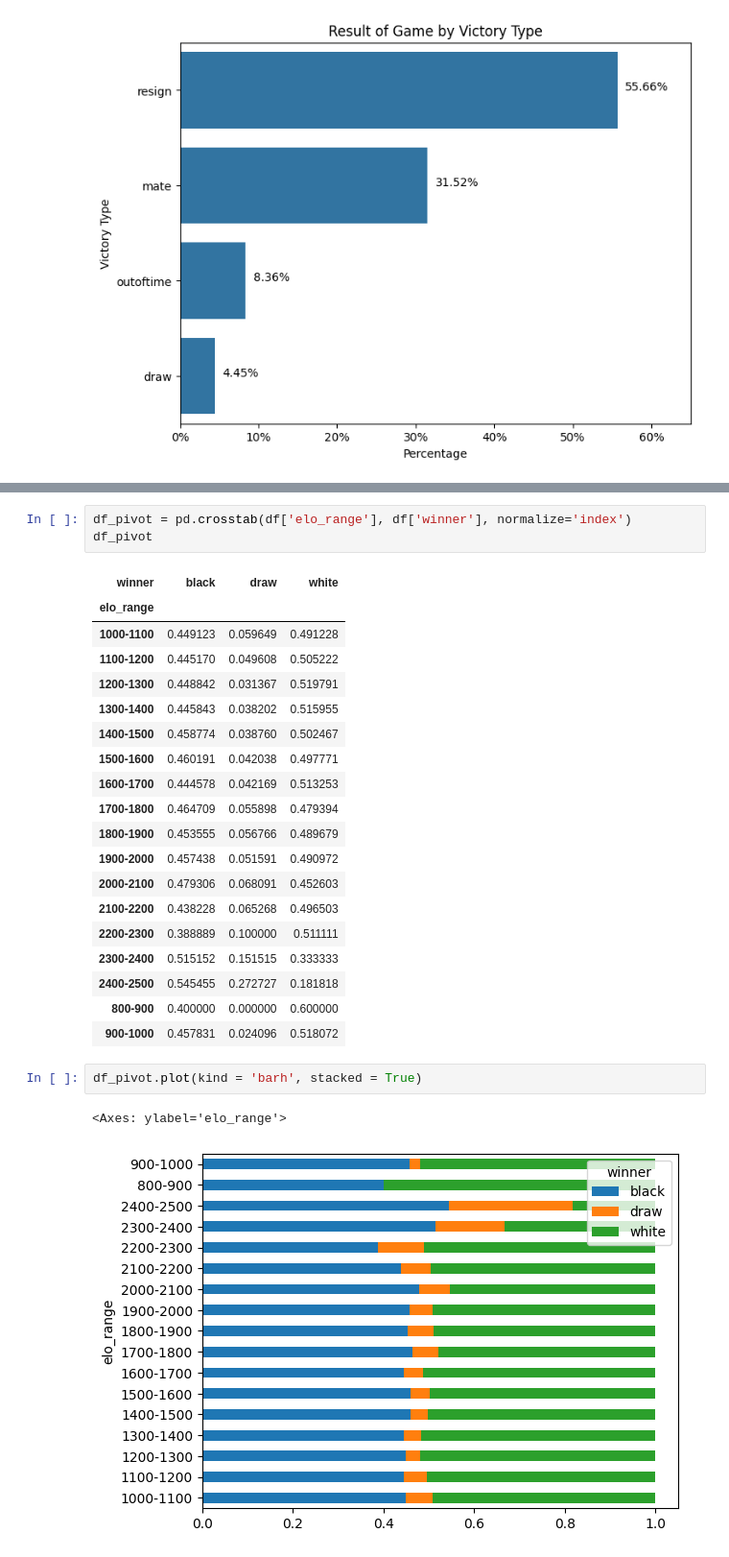
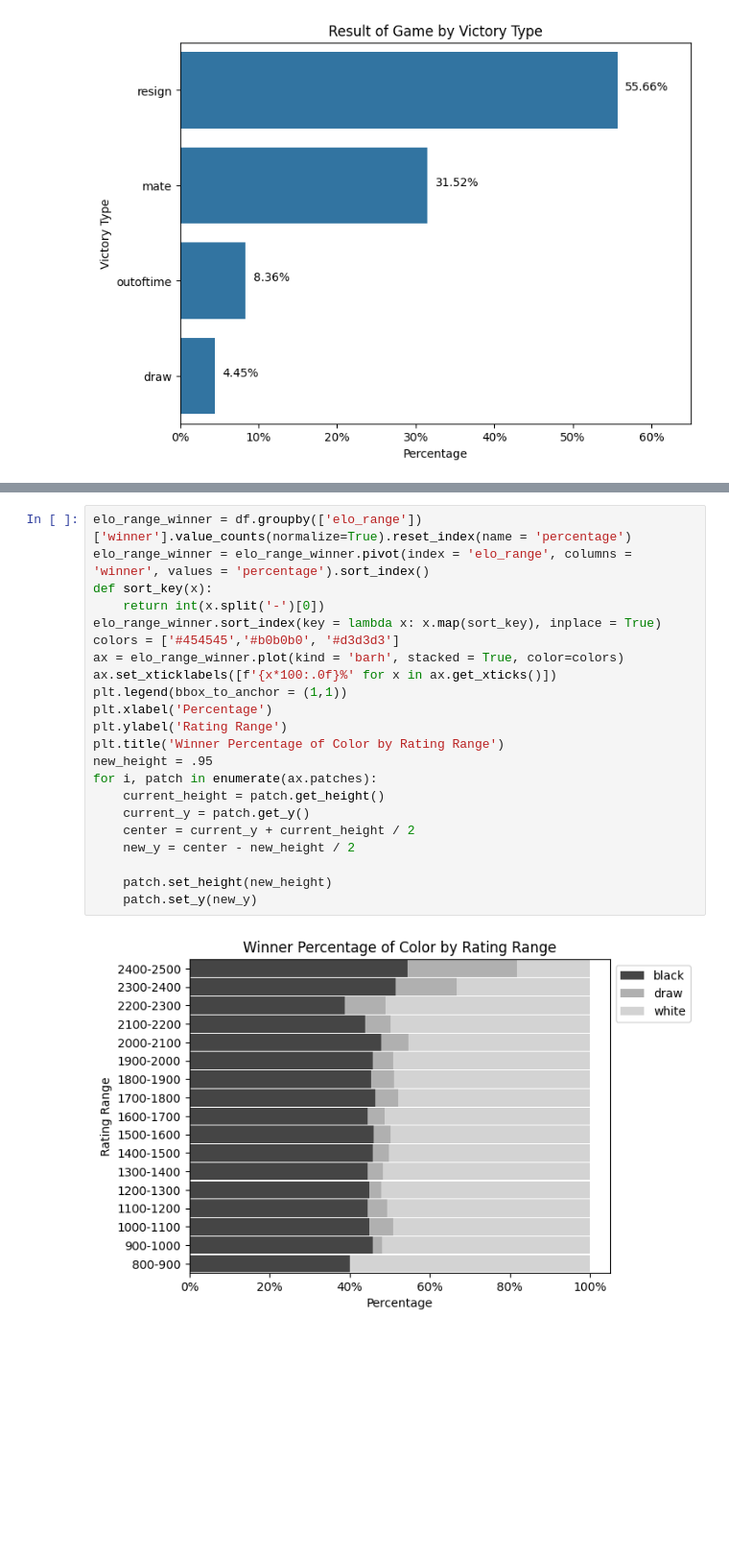
Before and after one commit to ly-daniel/Practice-Projects, a Jupyter notebook: Chess/analyze_chess_games.ipynb, the cells around one changed output, grey strips where cells are left out. Shown at 96% size. Saved outputs shown, nothing was run; the diff lists cells and outputs as text; blank space fills up the shorter version.

```diff
--- a/Chess/analyze_chess_games.ipynb
+++ b/Chess/analyze_chess_games.ipynb
@@ -186,28 +155,24 @@ elo_range
-# %%
-df_pivot = pd.crosstab(df['elo_range'], df['winner'], normalize='index')
-df_pivot
-# %% [output]
-| winner | black | draw | white |
-| elo_range |  |  |  |
-| 1000-1100 | 0.449123 | 0.059649 | 0.491228 |
-| 1100-1200 | 0.445170 | 0.049608 | 0.505222 |
-| 1200-1300 | 0.448842 | 0.031367 | 0.519791 |
-| 1300-1400 | 0.445843 | 0.038202 | 0.515955 |
-| 1400-1500 | 0.458774 | 0.038760 | 0.502467 |
-| 1500-1600 | 0.460191 | 0.042038 | 0.497771 |
-| 1600-1700 | 0.444578 | 0.042169 | 0.513253 |
-| 1700-1800 | 0.464709 | 0.055898 | 0.479394 |
-| 1800-1900 | 0.453555 | 0.056766 | 0.489679 |
-| 1900-2000 | 0.457438 | 0.051591 | 0.490972 |
-| 2000-2100 | 0.479306 | 0.068091 | 0.452603 |
-| 2100-2200 | 0.438228 | 0.065268 | 0.496503 |
-| 2200-2300 | 0.388889 | 0.100000 | 0.511111 |
-| 2300-2400 | 0.515152 | 0.151515 | 0.333333 |
-| 2400-2500 | 0.545455 | 0.272727 | 0.181818 |
-| 800-900 | 0.400000 | 0.000000 | 0.600000 |
-| 900-1000 | 0.457831 | 0.024096 | 0.518072 |
-# %%
-df_pivot.plot(kind = 'barh', stacked = True)
-# %% [output]
-<Axes: ylabel='elo_range'>
-[figure, removed]
+# %%
+elo_range_winner = df.groupby(['elo_range'])['winner'].value_counts(normalize=True).reset_index(name = 'percentage')
+elo_range_winner = elo_range_winner.pivot(index = 'elo_range', columns = 'winner', values = 'percentage').sort_index()
+def sort_key(x):
+    return int(x.split('-')[0])
+elo_range_winner.sort_index(key = lambda x: x.map(sort_key), inplace = True)
+colors = ['#454545','#b0b0b0', '#d3d3d3']
+ax = elo_range_winner.plot(kind = 'barh', stacked = True, color=colors)
+ax.set_xticklabels([f'{x*100:.0f}%' for x in ax.get_xticks()])
+plt.legend(bbox_to_anchor = (1,1))
+plt.xlabel('Percentage')
+plt.ylabel('Rating Range')
+plt.title('Winner Percentage of Color by Rating Range')
+new_height = .95
+for i, patch in enumerate(ax.patches):
+    current_height = patch.get_height()
+    current_y = patch.get_y()
+    center = current_y + current_height / 2
+    new_y = center - new_height / 2
+
+    patch.set_height(new_height)
+    patch.set_y(new_y)
+# %% [output]
+[figure, added]
```
Also changed, not shown: parts of 14 cells of this notebook.
